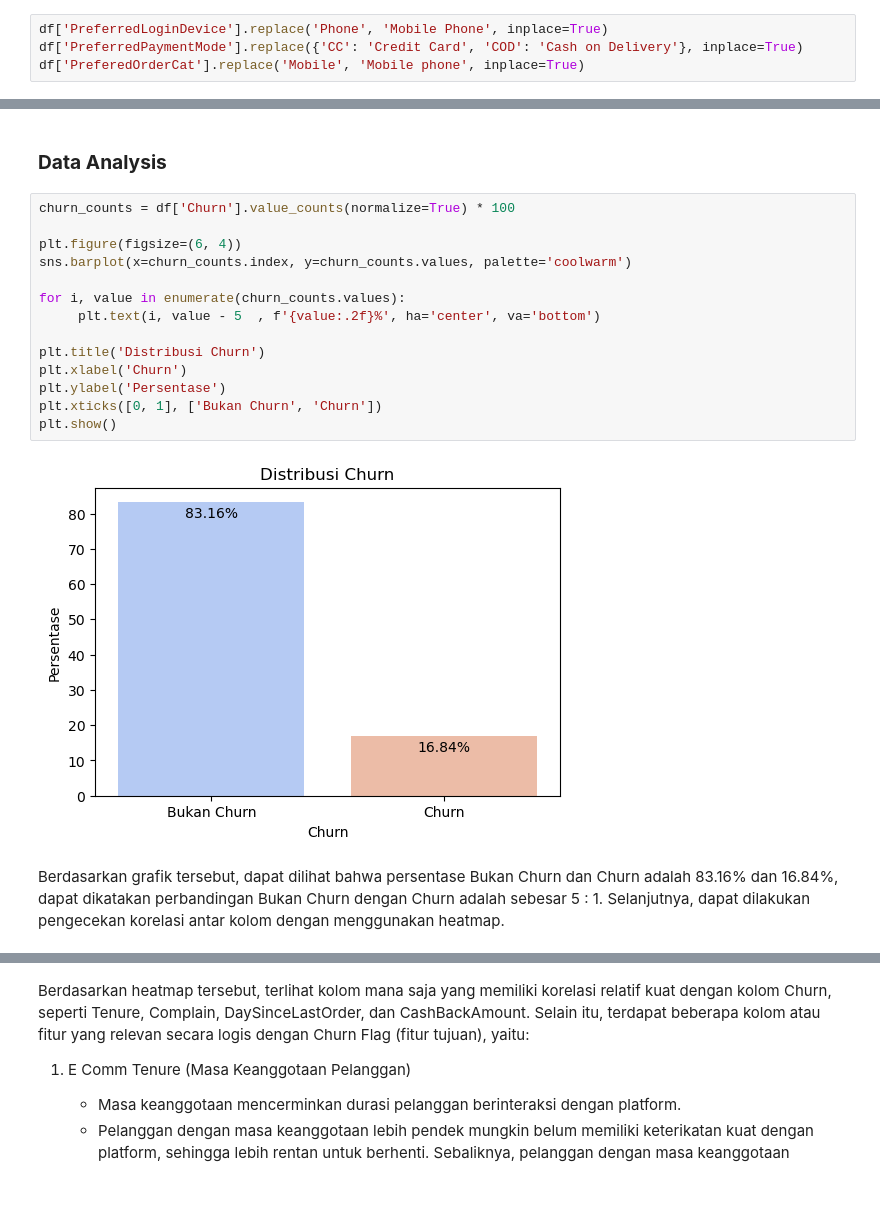
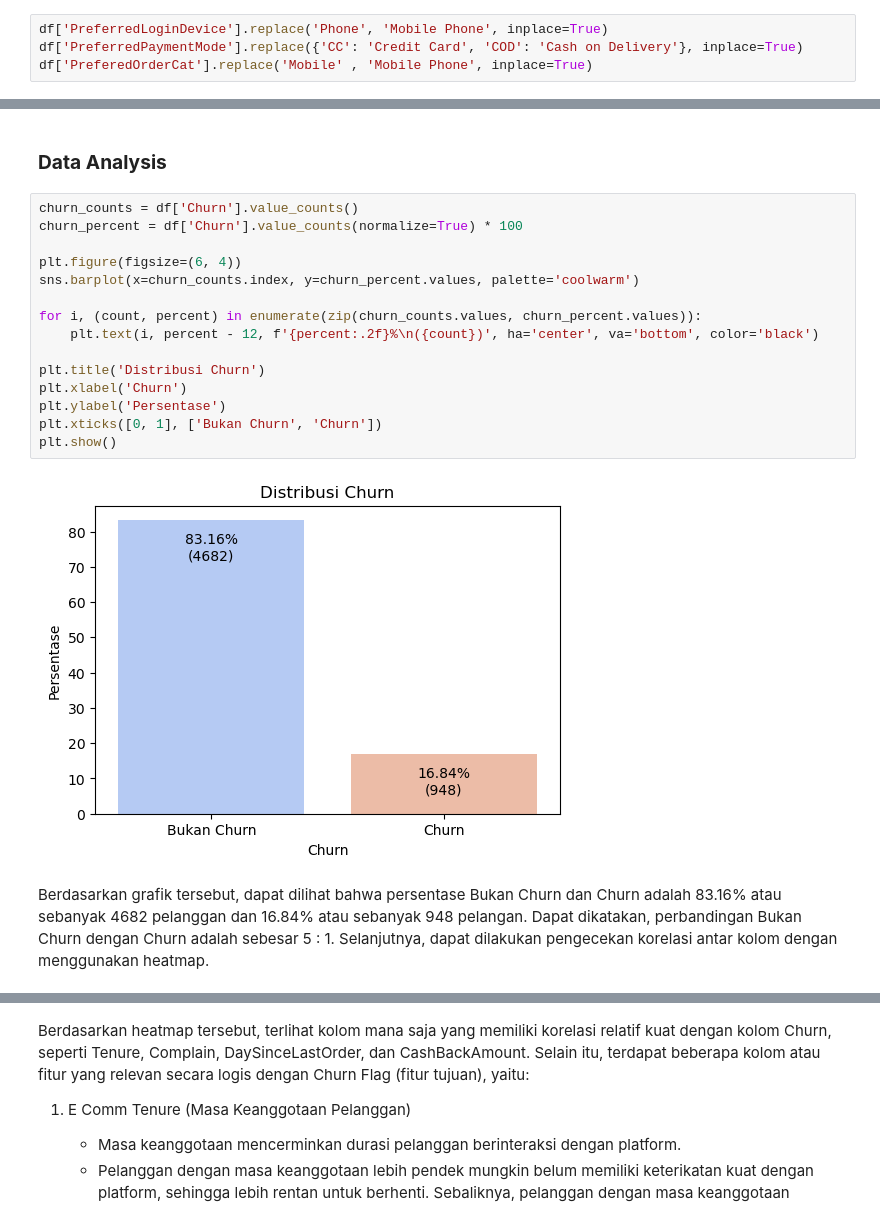
Before and after one commit to Dokaebi20/Finpro_Zetta_11-24, a Jupyter notebook: FinPro.ipynb, the cells around one changed output, grey strips where cells are left out. Cells and saved outputs as stored; diff of their text form; blank space fills up the shorter version.

```diff
--- a/FinPro.ipynb
+++ b/FinPro.ipynb
@@ -396,7 +481,7 @@ Pada beberapa kolom, ditemukan beberapa nilai yang tidak konsisten. Misalnya pad
 # %%
 df['PreferredLoginDevice'].replace('Phone', 'Mobile Phone', inplace=True)
 df['PreferredPaymentMode'].replace({'CC': 'Credit Card', 'COD': 'Cash on Delivery'}, inplace=True)
-df['PreferedOrderCat'].replace('Mobile', 'Mobile phone', inplace=True)
+df['PreferedOrderCat'].replace('Mobile' , 'Mobile Phone', inplace=True)
 # %% [markdown]
 ***Missing Values***
 # %%
@@ -624,21 +709,22 @@ memory usage: 857.8+ KB
 # %% [markdown]
 ### **Data Analysis**
 # %%
-churn_counts = df['Churn'].value_counts(normalize=True) * 100
+churn_counts = df['Churn'].value_counts()
+churn_percent = df['Churn'].value_counts(normalize=True) * 100
 
 plt.figure(figsize=(6, 4))
-sns.barplot(x=churn_counts.index, y=churn_counts.values, palette='coolwarm')
+sns.barplot(x=churn_counts.index, y=churn_percent.values, palette='coolwarm')
 
-for i, value in enumerate(churn_counts.values):
-     plt.text(i, value - 5  , f'{value:.2f}%', ha='center', va='bottom')
+for i, (count, percent) in enumerate(zip(churn_counts.values, churn_percent.values)):
+    plt.text(i, percent - 12, f'{percent:.2f}%\n({count})', ha='center', va='bottom', color='black')
 
 plt.title('Distribusi Churn')
 plt.xlabel('Churn')
 plt.ylabel('Persentase')
 plt.xticks([0, 1], ['Bukan Churn', 'Churn'])
 plt.show()
 # %% [output]
-[figure, old version]
+[figure, new version]
 # %% [markdown]
-Berdasarkan grafik tersebut, dapat dilihat bahwa persentase Bukan Churn dan Churn adalah 83.16% dan 16.84%, dapat dikatakan perbandingan Bukan Churn dengan Churn adalah sebesar 5 : 1. Selanjutnya, dapat dilakukan pengecekan korelasi antar kolom dengan menggunakan heatmap.
+Berdasarkan grafik tersebut, dapat dilihat bahwa persentase Bukan Churn dan Churn adalah 83.16% atau sebanyak 4682 pelanggan dan 16.84% atau sebanyak 948 pelangan. Dapat dikatakan, perbandingan Bukan Churn dengan Churn adalah sebesar 5 : 1. Selanjutnya, dapat dilakukan pengecekan korelasi antar kolom dengan menggunakan heatmap.
 # %%
```
Also changed, not shown: parts of 31 cells of this notebook.
